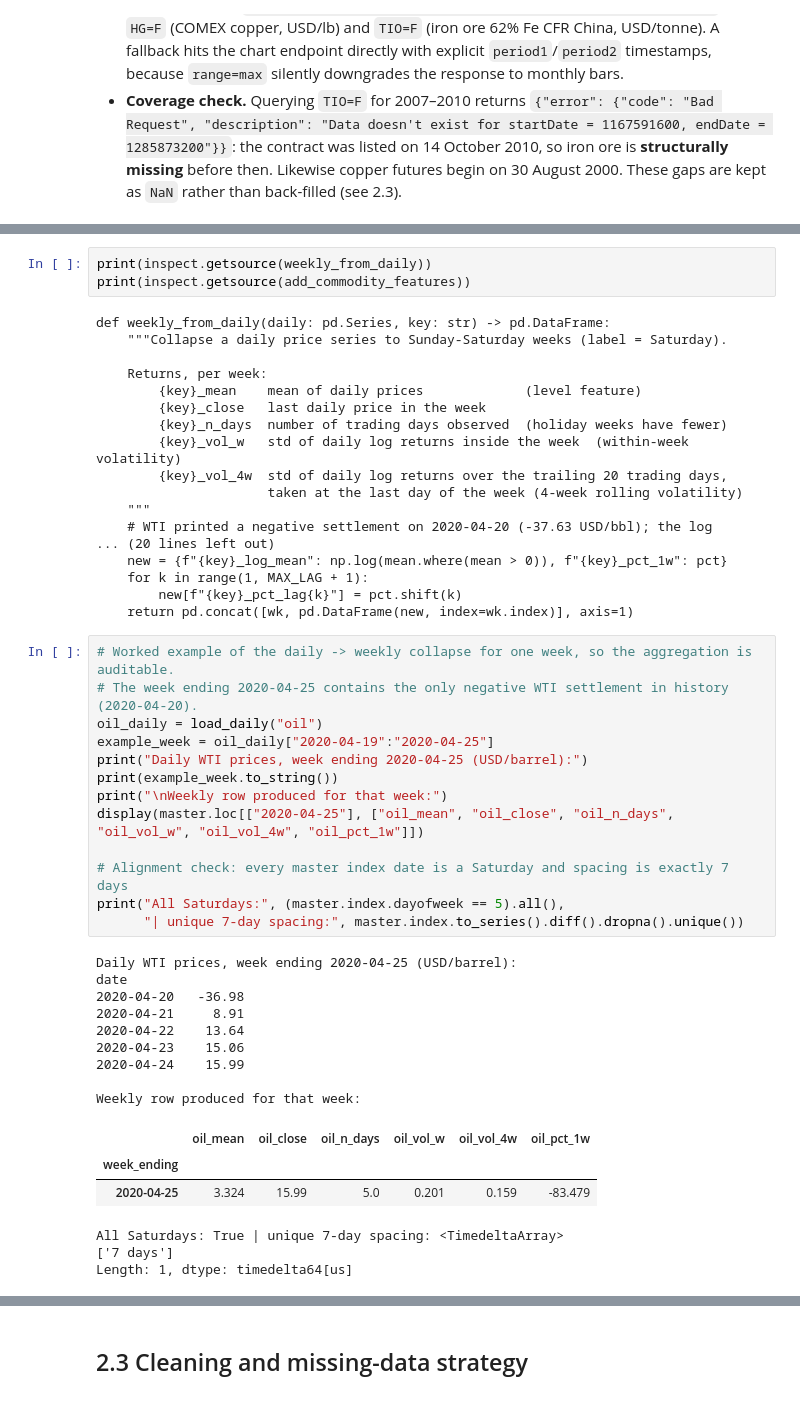
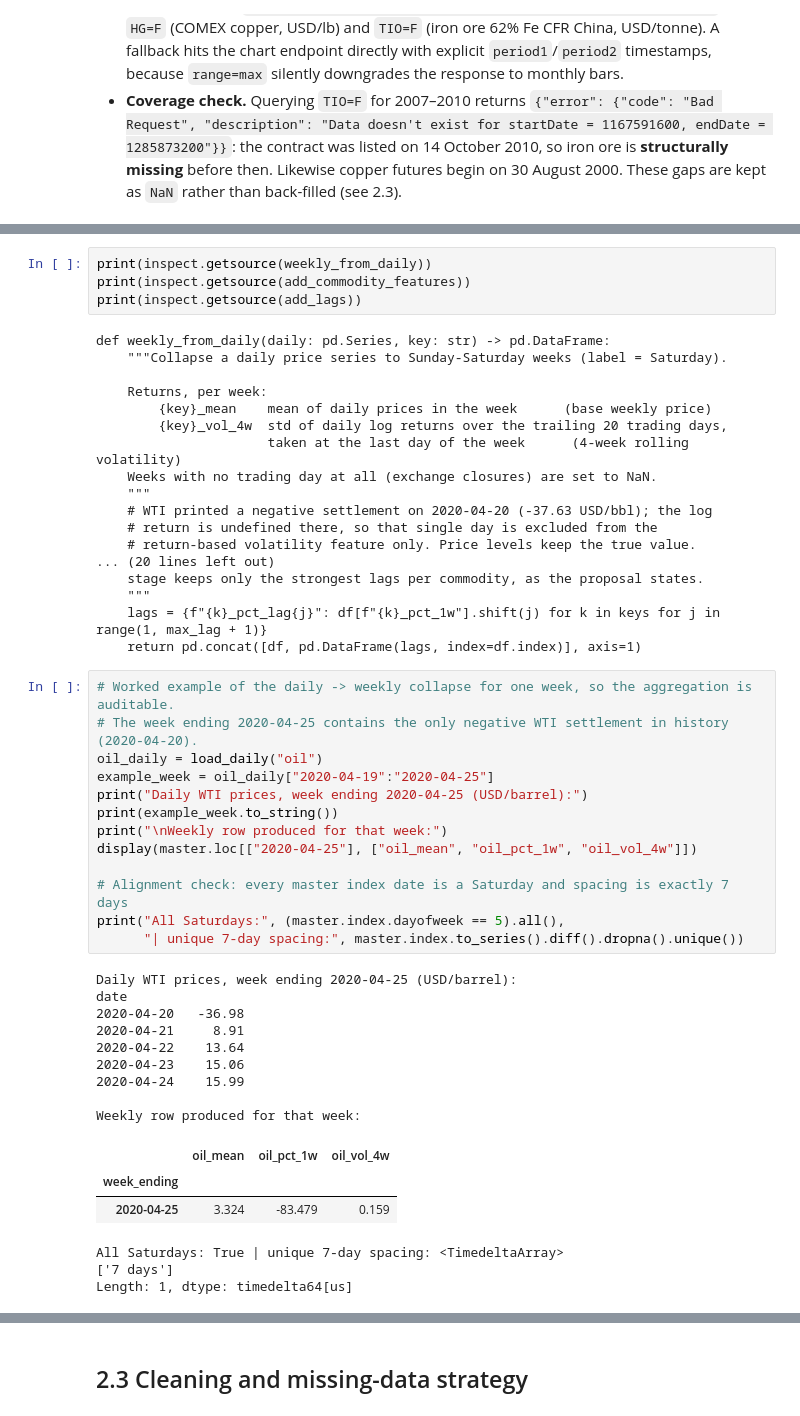
Before and after one commit to hassan09070/DS_project, a Jupyter notebook: Milestone02_Section2_DataIngestion.ipynb, the cells around one changed output, grey strips where cells are left out. Drawn from its saved outputs; the diff is of its cells as text.

Commit message:
Trim master dataset to the proposal's features (17 columns); lags via add_lags()

```diff
--- a/Milestone02_Section2_DataIngestion.ipynb
+++ b/Milestone02_Section2_DataIngestion.ipynb
@@ -148,50 +148,51 @@ The functions that do this are printed below from `src/build_master.py`.
 # %%
 print(inspect.getsource(weekly_from_daily))
 print(inspect.getsource(add_commodity_features))
+print(inspect.getsource(add_lags))
 # %% [output]
 def weekly_from_daily(daily: pd.Series, key: str) -> pd.DataFrame:
     """Collapse a daily price series to Sunday-Saturday weeks (label = Saturday).
 
     Returns, per week:
-        {key}_mean    mean of daily prices             (level feature)
-        {key}_close   last daily price in the week
-        {key}_n_days  number of trading days observed  (holiday weeks have fewer)
-        {key}_vol_w   std of daily log returns inside the week  (within-week volatility)
+        {key}_mean    mean of daily prices in the week      (base weekly price)
         {key}_vol_4w  std of daily log returns over the trailing 20 trading days,
-                      taken at the last day of the week (4-week rolling volatility)
+                      taken at the last day of the week      (4-week rolling volatility)
+    Weeks with no trading day at all (exchange closures) are set to NaN.
     """
     # WTI printed a negative settlement on 2020-04-20 (-37.63 USD/bbl); the log
+    # return is undefined there, so that single day is excluded from the
+    # return-based volatility feature only. Price levels keep the true value.
 ... (20 lines left out)
-    new = {f"{key}_log_mean": np.log(mean.where(mean > 0)), f"{key}_pct_1w": pct}
-    for k in range(1, MAX_LAG + 1):
-        new[f"{key}_pct_lag{k}"] = pct.shift(k)
-    return pd.concat([wk, pd.DataFrame(new, index=wk.index)], axis=1)
+    stage keeps only the strongest lags per commodity, as the proposal states.
+    """
+    lags = {f"{k}_pct_lag{j}": df[f"{k}_pct_1w"].shift(j) for k in keys for j in range(1, max_lag + 1)}
+    return pd.concat([df, pd.DataFrame(lags, index=df.index)], axis=1)
 # %%
 # Worked example of the daily -> weekly collapse for one week, so the aggregation is auditable.
 # The week ending 2020-04-25 contains the only negative WTI settlement in history (2020-04-20).
 oil_daily = load_daily("oil")
 example_week = oil_daily["2020-04-19":"2020-04-25"]
 print("Daily WTI prices, week ending 2020-04-25 (USD/barrel):")
 print(example_week.to_string())
 print("\nWeekly row produced for that week:")
-display(master.loc[["2020-04-25"], ["oil_mean", "oil_close", "oil_n_days", "oil_vol_w", "oil_vol_4w", "oil_pct_1w"]])
+display(master.loc[["2020-04-25"], ["oil_mean", "oil_pct_1w", "oil_vol_4w"]])
 
 # Alignment check: every master index date is a Saturday and spacing is exactly 7 days
 print("All Saturdays:", (master.index.dayofweek == 5).all(),
       "| unique 7-day spacing:", master.index.to_series().diff().dropna().unique())
 # %% [output]
 Daily WTI prices, week ending 2020-04-25 (USD/barrel):
 date
 2020-04-20   -36.98
 2020-04-21     8.91
 2020-04-22    13.64
 2020-04-23    15.06
 2020-04-24    15.99
 
 Weekly row produced for that week:
-|  | oil_mean | oil_close | oil_n_days | oil_vol_w | oil_vol_4w | oil_pct_1w |
-| week_ending |  |  |  |  |  |  |
-| 2020-04-25 | 3.324 | 15.99 | 5.0 | 0.201 | 0.159 | -83.479 |
+|  | oil_mean | oil_pct_1w | oil_vol_4w |
+| week_ending |  |  |  |
+| 2020-04-25 | 3.324 | -83.479 | 0.159 |
 All Saturdays: True | unique 7-day spacing: <TimedeltaArray>
 ['7 days']
 Length: 1, dtype: timedelta64[us]
```
Also changed, not shown: parts of 12 cells of this notebook, 4 other files.
